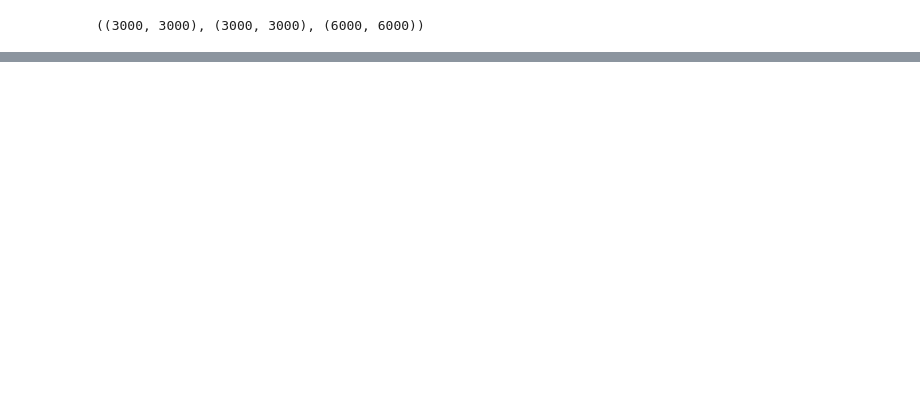
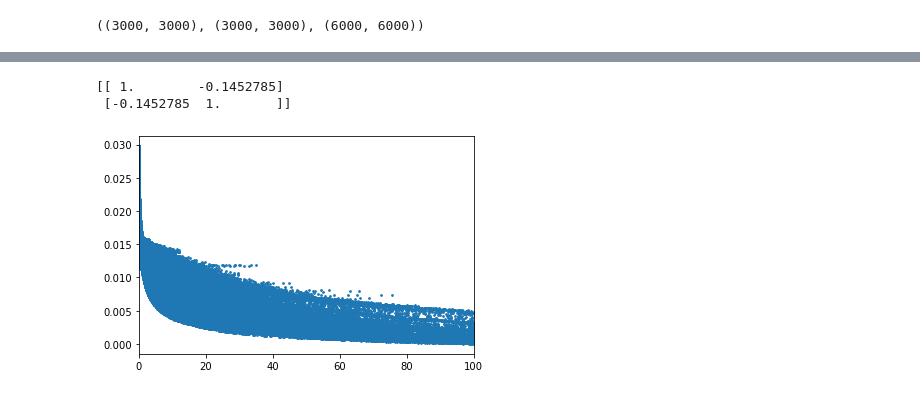
Before and after one commit to qwerty239qwe/Xct, a Jupyter notebook: note_test.ipynb, the cells around one changed output, grey strips where cells are left out. Saved outputs shown, nothing was run; the diff lists cells and outputs as text; code cells hidden in the pictures; blank space fills up the shorter version.

```diff
--- a/note_test.ipynb
+++ b/note_test.ipynb
@@ -186,0 +297,4 @@ Total enriched: 8
+# %%
+obj3 = Xct(ada, 'Inflam. FIB', 'Inflam. DC', build_GRN = True, mode = None, pcNet_path = './data')
+# %%
+projections3, losses3 = obj3.nn_projection(plot_loss = True)
@@ -186,0 +320,3 @@ Total enriched: 8
+# %%
+df_nn3 = obj3.nn_output(projections3)
+df_nn3.head()
@@ -186,0 +330,15 @@ Total enriched: 8
+# %%
+#check corr
+select = df_nn3['correspondence_score'] != 0
+nX = np.asarray(df_nn3['correspondence_score'][select])
+nY = np.asarray(df_nn3['dist'][select])
+r = np.corrcoef(nX, nY)
+print(r)
+
+plt.scatter(nX, nY, s=3)
+plt.xlim(0, 100)
+plt.show()
+# %% [output]
+[[ 1.        -0.1452785]
+ [-0.1452785  1.       ]]
+[figure, added]
```
Also changed, not shown: parts of 30 cells of this notebook, 1 other file.
